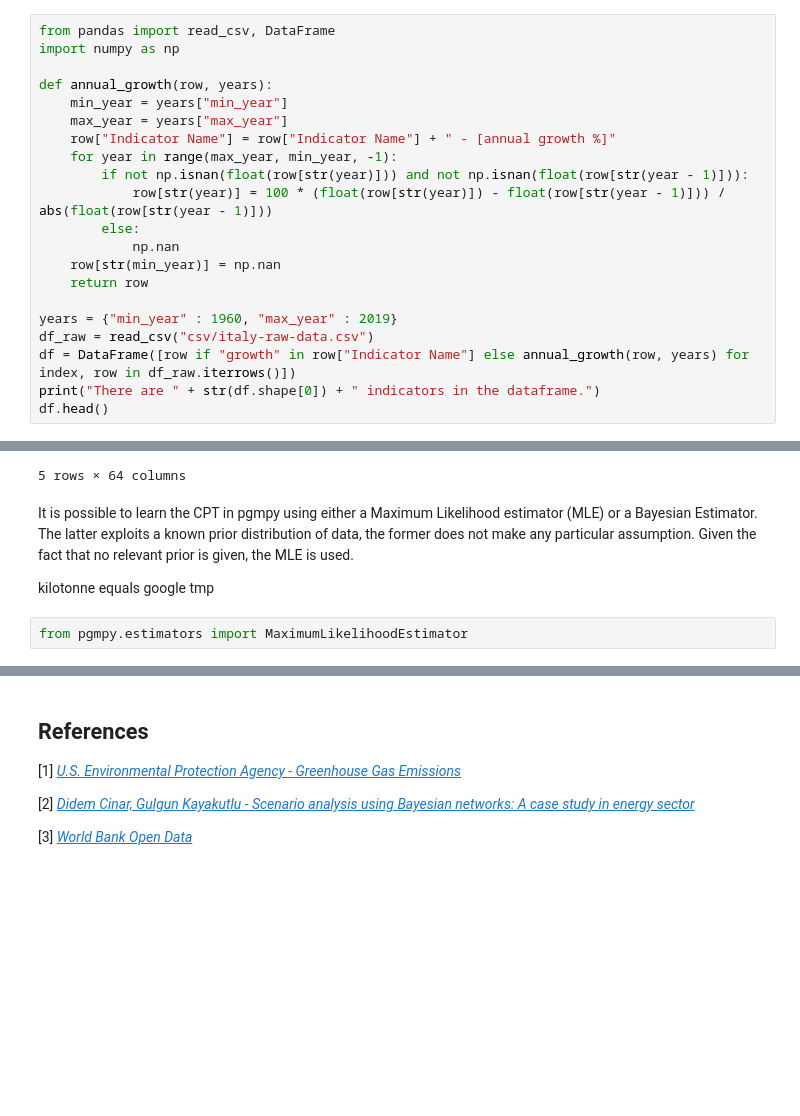
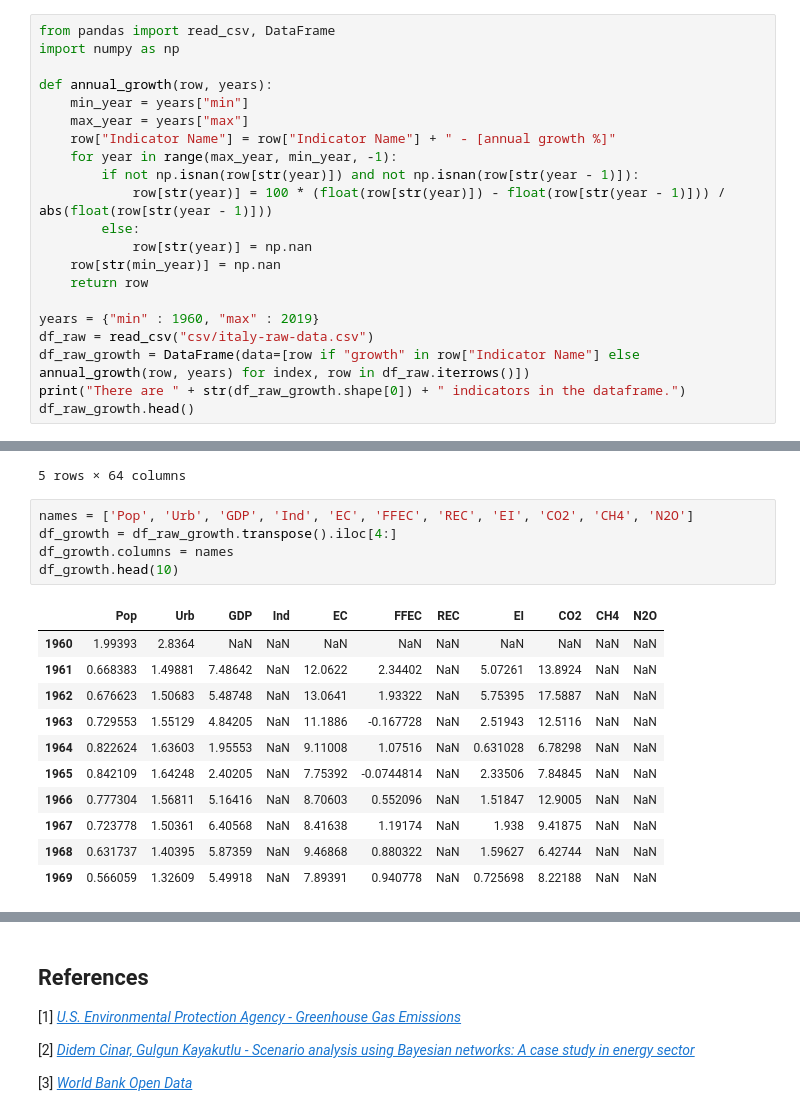
Before and after one commit to Lostefra/Bayesian-network-greenhouse-gases, a Jupyter notebook: main.ipynb, the cells around one changed output, grey strips where cells are left out. Cells and saved outputs as stored; diff of their text form; blank space fills up the shorter version.

Commit message:
pgmpy: params learning

```diff
--- a/main.ipynb
+++ b/main.ipynb
@@ -1647,22 +1618,22 @@ from pandas import read_csv, DataFrame
 import numpy as np
 
 def annual_growth(row, years):
-    min_year = years["min_year"]
-    max_year = years["max_year"]
+    min_year = years["min"]
+    max_year = years["max"]
     row["Indicator Name"] = row["Indicator Name"] + " - [annual growth %]"
     for year in range(max_year, min_year, -1):
-        if not np.isnan(float(row[str(year)])) and not np.isnan(float(row[str(year - 1)])):
+        if not np.isnan(row[str(year)]) and not np.isnan(row[str(year - 1)]):
             row[str(year)] = 100 * (float(row[str(year)]) - float(row[str(year - 1)])) / abs(float(row[str(year - 1)]))
         else:
-            np.nan
+            row[str(year)] = np.nan
     row[str(min_year)] = np.nan
     return row
 
-years = {"min_year" : 1960, "max_year" : 2019}
+years = {"min" : 1960, "max" : 2019}
 df_raw = read_csv("csv/italy-raw-data.csv")
-df = DataFrame([row if "growth" in row["Indicator Name"] else annual_growth(row, years) for index, row in df_raw.iterrows()])
-print("There are " + str(df.shape[0]) + " indicators in the dataframe.")
-df.head()
+df_raw_growth = DataFrame(data=[row if "growth" in row["Indicator Name"] else annual_growth(row, years) for index, row in df_raw.iterrows()])
+print("There are " + str(df_raw_growth.shape[0]) + " indicators in the dataframe.")
+df_raw_growth.head()
 # %% [output]
 There are 11 indicators in the dataframe.
 |  | Country Name | Country Code | Indicator Name | Indicator Code | 1960 | 1961 | 1962 | 1963 | ... |
@@ -1672,9 +1643,20 @@ There are 11 indicators in the dataframe.
 | 3 | Italy | ITA | Industry (including construction)... | NV.IND.TOTL.KD.ZG | NaN | NaN | NaN | NaN | ... |
 | 4 | Italy | ITA | Energy use (kg of oil equivalent ... | EG.USE.PCAP.KG.OE | NaN | 12.062200 | 13.064053 | 11.188621 | ... |
 5 rows × 64 columns
-# %% [markdown]
-It is possible to learn the CPT in pgmpy using either a Maximum Likelihood estimator (MLE) or a Bayesian Estimator. The latter exploits a known prior distribution of data, the former does not make any particular assumption. Given the fact that no relevant prior is given, the MLE is used.
-
-kilotonne equals google tmp
-# %%
-from pgmpy.estimators import MaximumLikelihoodEstimator
+# %%
+names = ['Pop', 'Urb', 'GDP', 'Ind', 'EC', 'FFEC', 'REC', 'EI', 'CO2', 'CH4', 'N2O']
+df_growth = df_raw_growth.transpose().iloc[4:]
+df_growth.columns = names
+df_growth.head(10)
+# %% [output]
+|  | Pop | Urb | GDP | Ind | EC | FFEC | REC | EI | CO2 | CH4 | N2O |
+| 1960 | 1.99393 | 2.8364 | NaN | NaN | NaN | NaN | NaN | NaN | NaN | NaN | NaN |
+| 1961 | 0.668383 | 1.49881 | 7.48642 | NaN | 12.0622 | 2.34402 | NaN | 5.07261 | 13.8924 | NaN | NaN |
+| 1962 | 0.676623 | 1.50683 | 5.48748 | NaN | 13.0641 | 1.93322 | NaN | 5.75395 | 17.5887 | NaN | NaN |
+| 1963 | 0.729553 | 1.55129 | 4.84205 | NaN | 11.1886 | -0.167728 | NaN | 2.51943 | 12.5116 | NaN | NaN |
+| 1964 | 0.822624 | 1.63603 | 1.95553 | NaN | 9.11008 | 1.07516 | NaN | 0.631028 | 6.78298 | NaN | NaN |
+| 1965 | 0.842109 | 1.64248 | 2.40205 | NaN | 7.75392 | -0.0744814 | NaN | 2.33506 | 7.84845 | NaN | NaN |
+| 1966 | 0.777304 | 1.56811 | 5.16416 | NaN | 8.70603 | 0.552096 | NaN | 1.51847 | 12.9005 | NaN | NaN |
+| 1967 | 0.723778 | 1.50361 | 6.40568 | NaN | 8.41638 | 1.19174 | NaN | 1.938 | 9.41875 | NaN | NaN |
+| 1968 | 0.631737 | 1.40395 | 5.87359 | NaN | 9.46868 | 0.880322 | NaN | 1.59627 | 6.42744 | NaN | NaN |
+| 1969 | 0.566059 | 1.32609 | 5.49918 | NaN | 7.89391 | 0.940778 | NaN | 0.725698 | 8.22188 | NaN | NaN |
```
Also changed, not shown: parts of 9 cells of this notebook, 1 other file.
